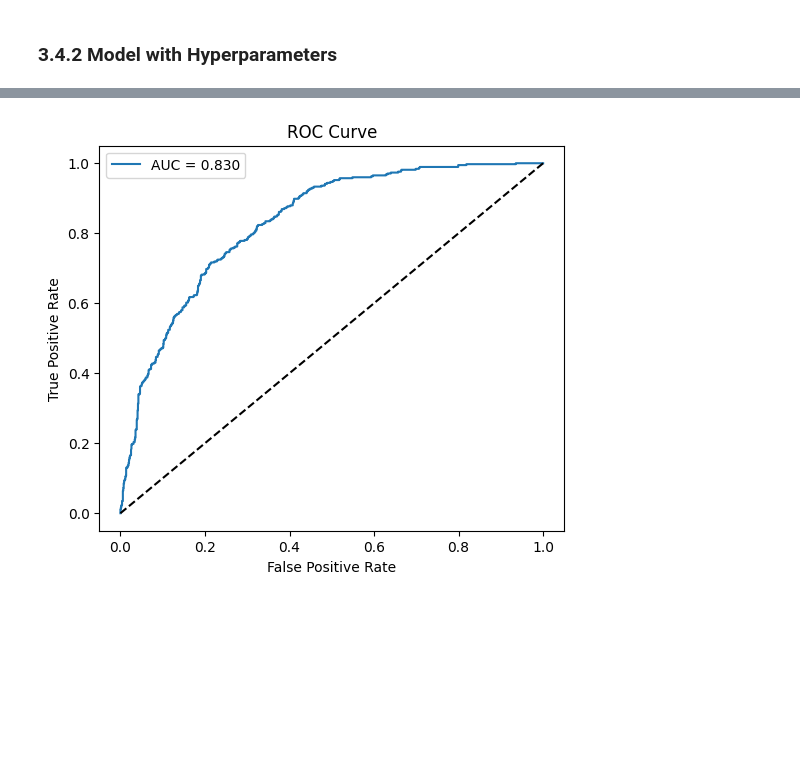
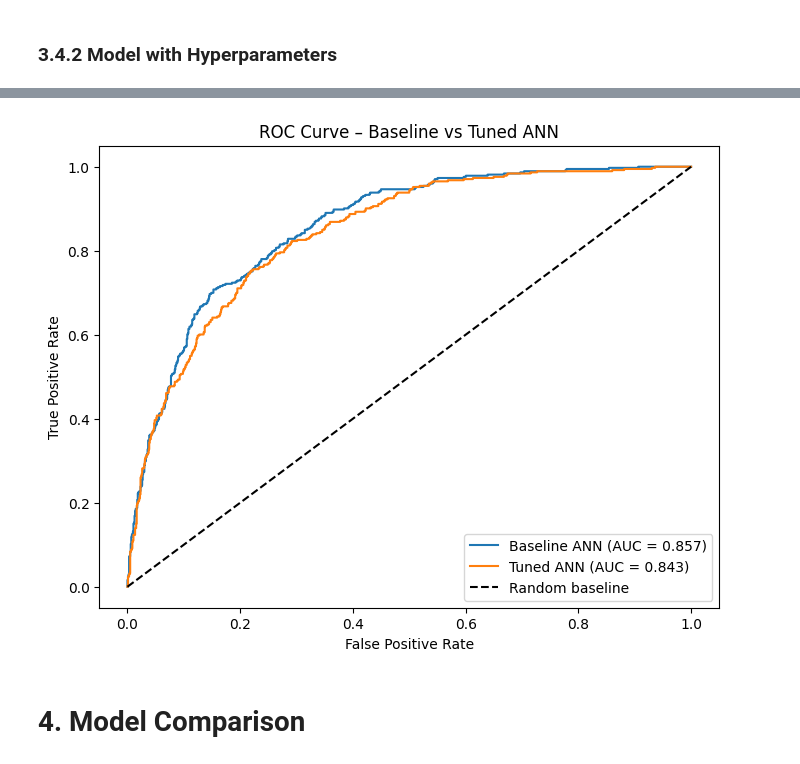
Before and after one commit to awithaaa/telco-customer-churn, a Jupyter notebook: Telco_Customer_Churn.ipynb, the cells around one changed output, grey strips where cells are left out. Cells and saved outputs as stored; diff of their text form; code cells hidden in the pictures; blank space fills up the shorter version.

```diff
--- a/Telco_Customer_Churn.ipynb
+++ b/Telco_Customer_Churn.ipynb
@@ -766,7 +896,6 @@ history = model.fit(
     epochs=50,
     batch_size=32,
     validation_split=0.2,
-    class_weight=class_weights,
     callbacks=[early_stop],
     verbose=1
 )
@@ -893,11 +1035,13 @@ early_stop = keras.callbacks.EarlyStopping(
     restore_best_weights=True
 )
 
+reduce_lr = ReduceLROnPlateau(monitor='val_auc', factor=0.5, patience=5, min_lr=1e-7, verbose=1)
+
 tuner.search(
     X_train, y_train,
     validation_split=0.2,
     epochs=50,
-    callbacks=[early_stop],
-    class_weight=class_weights
+    batch_size=32,
+    callbacks=[early_stop, reduce_lr],
 )
 # %% [output]
@@ -916,3 +1061,5 @@ best_model = tuner.get_best_models(1)[0]
+# %%
+best_model = keras.models.load_model("best_model_ann.keras")
 # %%
 train_acc = best_model.evaluate(X_train, y_train, verbose=0)
 test_acc = best_model.evaluate(X_test, y_test, verbose=0)
@@ -927,9 +1074,8 @@ history = best_model.fit(
     X_train, y_train,
     epochs=50,
     validation_split=0.2,
-    batch_size=32,
-    class_weight=class_weights,
-    callbacks=[early_stop],
+    batch_size=64,
+    callbacks=[early_stop, reduce_lr],
     verbose=1
 )
 # %% [output]
@@ -998,17 +1156,41 @@ plt.show()
 # %%
-y_test_proba = model.predict(X_test).ravel()
-y_test_pred = (y_test_proba >= 0.5).astype(int)
+# y_test_proba = model.predict(X_test).ravel()
+# y_test_pred = (y_test_proba >= 0.5).astype(int)
 
-roc_auc = roc_auc_score(y_test, y_test_proba)
-print("ROC-AUC:", roc_auc)
+# roc_auc = roc_auc_score(y_test, y_test_proba)
+# print("ROC-AUC:", roc_auc)
 
-fpr, tpr, th = roc_curve(y_test, y_test_proba)
-plt.figure(figsize=(6,5))
-plt.plot(fpr, tpr, label=f"AUC = {roc_auc:.3f}")
-plt.plot([0,1],[0,1],'k--')
-plt.xlabel('False Positive Rate')
-plt.ylabel('True Positive Rate')
-plt.title("ROC Curve")
+# fpr, tpr, th = roc_curve(y_test, y_test_proba)
+# plt.figure(figsize=(6,5))
+# plt.plot(fpr, tpr, label=f"AUC = {roc_auc:.3f}")
+# plt.plot([0,1],[0,1],'k--')
+# plt.xlabel('False Positive Rate')
+# plt.ylabel('True Positive Rate')
+# plt.title("ROC Curve")
+# plt.legend()
+# plt.show()
+
+
+from sklearn.metrics import roc_curve, auc as sk_auc
+
+# ---- Baseline model ----
+y_pred_base = model.predict(X_test).ravel()
+fpr_base, tpr_base, _ = roc_curve(y_test, y_pred_base)
+auc_base = sk_auc(fpr_base, tpr_base)
+
+# ---- Tuned model ----
+y_pred_tuned = best_model.predict(X_test).ravel()
+fpr_tuned, tpr_tuned, _ = roc_curve(y_test, y_pred_tuned)
+auc_tuned = sk_auc(fpr_tuned, tpr_tuned)
+
+# ---- Plot ----
+plt.figure(figsize=(8,6))
+plt.plot(fpr_base, tpr_base, label=f"Baseline ANN (AUC = {auc_base:.3f})")
+plt.plot(fpr_tuned, tpr_tuned, label=f"Tuned ANN (AUC = {auc_tuned:.3f})")
+plt.plot([0,1], [0,1], 'k--', label="Random baseline")
+plt.xlabel("False Positive Rate")
+plt.ylabel("True Positive Rate")
+plt.title("ROC Curve – Baseline vs Tuned ANN")
 plt.legend()
 plt.show()
 # %% [output]
@@ -1017 +1199,3 @@ ROC-AUC: 0.8302358624609264
-[figure, old version]
+[figure, new version]
+# %% [markdown]
+# 4. Model Comparison
```
Also changed, not shown: parts of 75 cells of this notebook.
